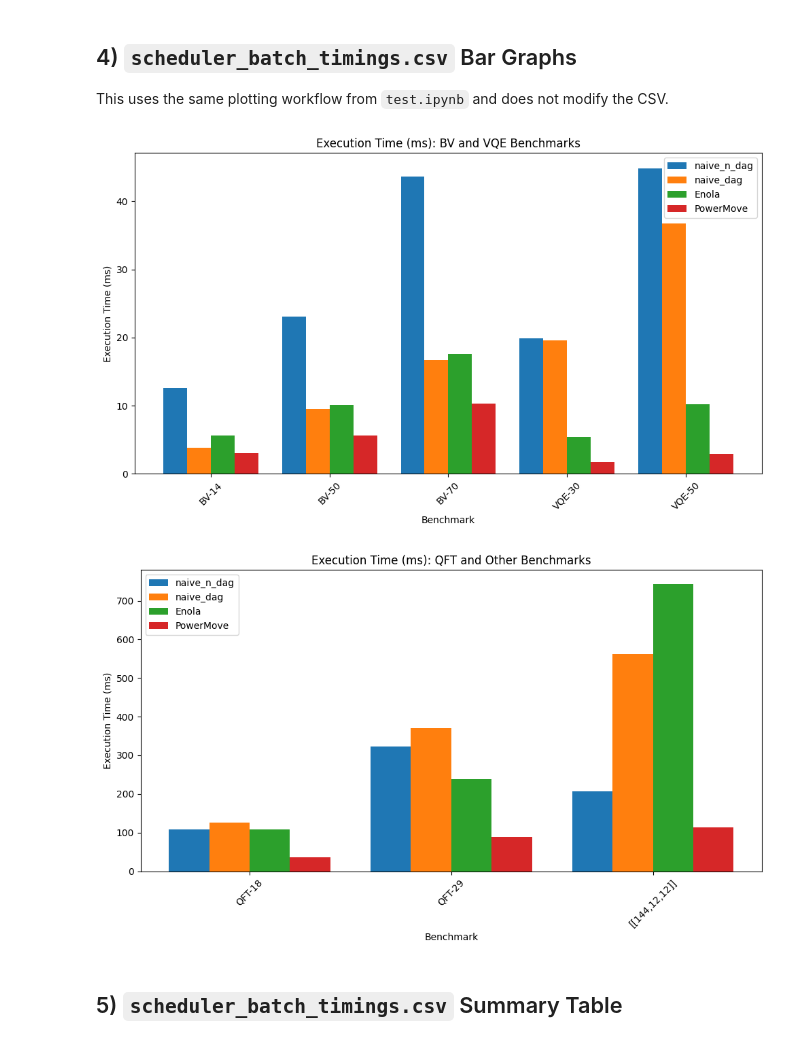
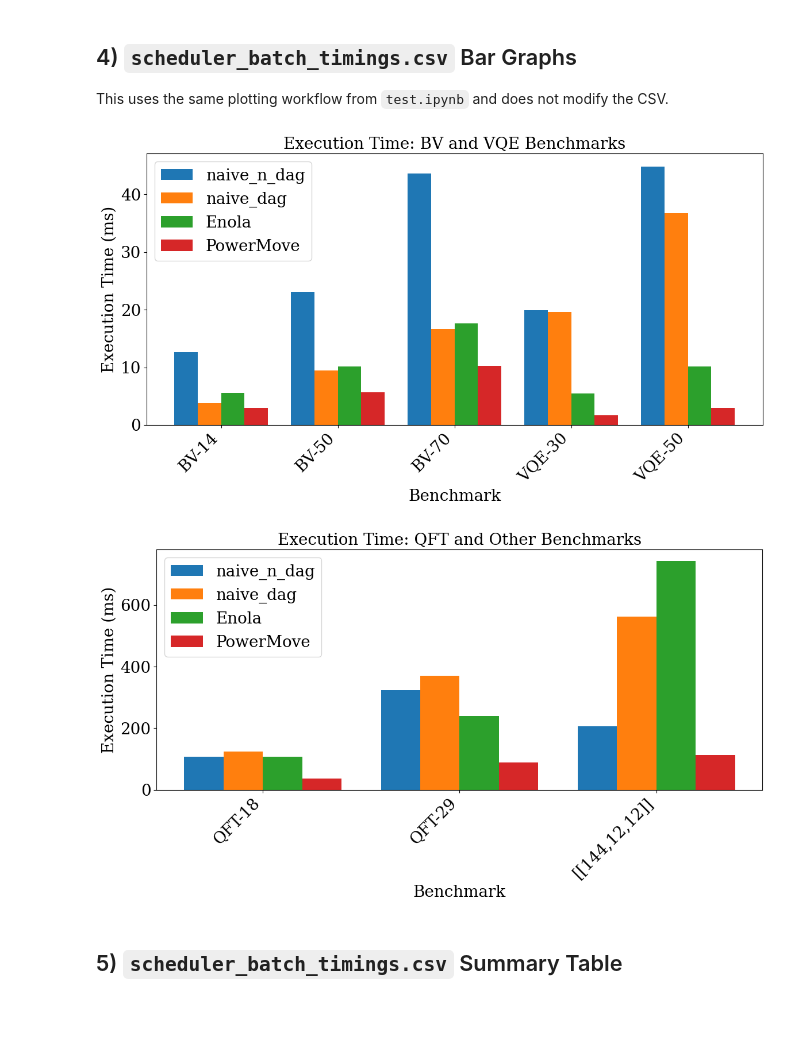
Before and after one commit to Gerwinlab/NeutralMotion, a Jupyter notebook: analysis_notebook.ipynb, the cells around one changed output. Cells and saved outputs as stored; diff of their text form; code cells hidden in the pictures; blank space fills up the shorter version.

```diff
--- a/analysis_notebook.ipynb
+++ b/analysis_notebook.ipynb
@@ -490,6 +492,28 @@ This uses the same plotting workflow from `test.ipynb` and does not modify the C
 import pandas as pd
 import numpy as np
 import matplotlib.pyplot as plt
+
+# Final displayed figure width on poster:
+# 0.9 * 0.32 * 42 in = 12.096 in
+POSTER_WIDTH_IN = 42
+COLUMN_FRAC = 0.32
+FIG_FRAC = 0.9
+FINAL_FIG_WIDTH = POSTER_WIDTH_IN * COLUMN_FRAC * FIG_FRAC  # 12.096 in
+
+# Match poster font size
+import matplotlib.pyplot as plt
+
+plt.rcParams.update({
+    "font.family": "serif",
+    "font.serif": ["Times New Roman", "Times", "DejaVu Serif"],
+    "font.size": 20,
+    "axes.titlesize": 20,
+    "axes.labelsize": 20,
+    "xtick.labelsize": 20,
+    "ytick.labelsize": 20,
+    "legend.fontsize": 20,
+    "mathtext.fontset": "stix",
+})
 
 # Load CSV with proper encoding
 df = pd.read_csv("scheduler_batch_timings.csv", encoding="utf-8")
@@ -507,49 +531,57 @@ df["Texec_ms"] = df["Texec_us"] / 1000.0
 solvers = ["naive_n_dag", "naive_dag", "Enola", "PowerMove"]
 df = df[df["solver"].isin(solvers)]
 
-# -------- Split benchmarks --------
+# Split benchmarks
 group1 = ["BV-14", "BV-50", "BV-70", "VQE-30", "VQE-50"]
 group2 = [b for b in df["Benchmark"].dropna().unique() if b not in group1]
 
 
-def plot_group(benchmarks, title):
+def plot_group(benchmarks, title, output_file):
     data = {solver: [] for solver in solvers}
 
     for bench in benchmarks:
         subset = df[df["Benchmark"] == bench]
         for solver in solvers:
             row = subset[subset["solver"] == solver]
             if not row.empty:
                 data[solver].append(row["Texec_ms"].values[0])
             else:
                 data[solver].append(0)
 
     x = np.arange(len(benchmarks))
     width = 0.2
 
-    plt.figure(figsize=(10, 6))
+    fig, ax = plt.subplots(figsize=(FINAL_FIG_WIDTH, 7.0))
 
     for i, solver in enumerate(solvers):
-        plt.bar(x + i * width, data[solver], width, label=solver)
+        ax.bar(x + i * width, data[solver], width, label=solver)
 
-    plt.xlabel("Benchmark")
-    plt.ylabel("Execution Time (ms)")
-    plt.title(title)
-    plt.xticks(x + width * 1.5, benchmarks, rotation=45)
-    plt.legend()
+    ax.set_xlabel("Benchmark")
+    ax.set_ylabel("Execution Time (ms)")
+    ax.set_title(title)
+    ax.set_xticks(x + width * 1.5)
+    ax.set_xticklabels(benchmarks, rotation=45, ha="right")
+    ax.legend()
 
-    plt.tight_layout()
+    fig.tight_layout()
+    fig.savefig(output_file, bbox_inches="tight")
     plt.show()
 
 
-# -------- Plot 1 --------
-plot_group(group1, "Execution Time (ms): BV and VQE Benchmarks")
+plot_group(
+    group1,
+    "Execution Time: BV and VQE Benchmarks",
+    "BV_VQE_Bench.pdf"
+)
 
-# -------- Plot 2 --------
-plot_group(group2, "Execution Time (ms): QFT and Other Benchmarks")
+plot_group(
+    group2,
+    "Execution Time: QFT and Other Benchmarks",
+    "QFT_OTHER_Bench.pdf"
+)
 # %% [output]
-[figure, old version]
+[figure, new version]
-[figure, old version]
+[figure, new version]
 # %% [markdown]
 ## 5) `scheduler_batch_timings.csv` Summary Table
 # %%
```
Also changed, not shown: parts of 2 cells of this notebook, 43 other files.
